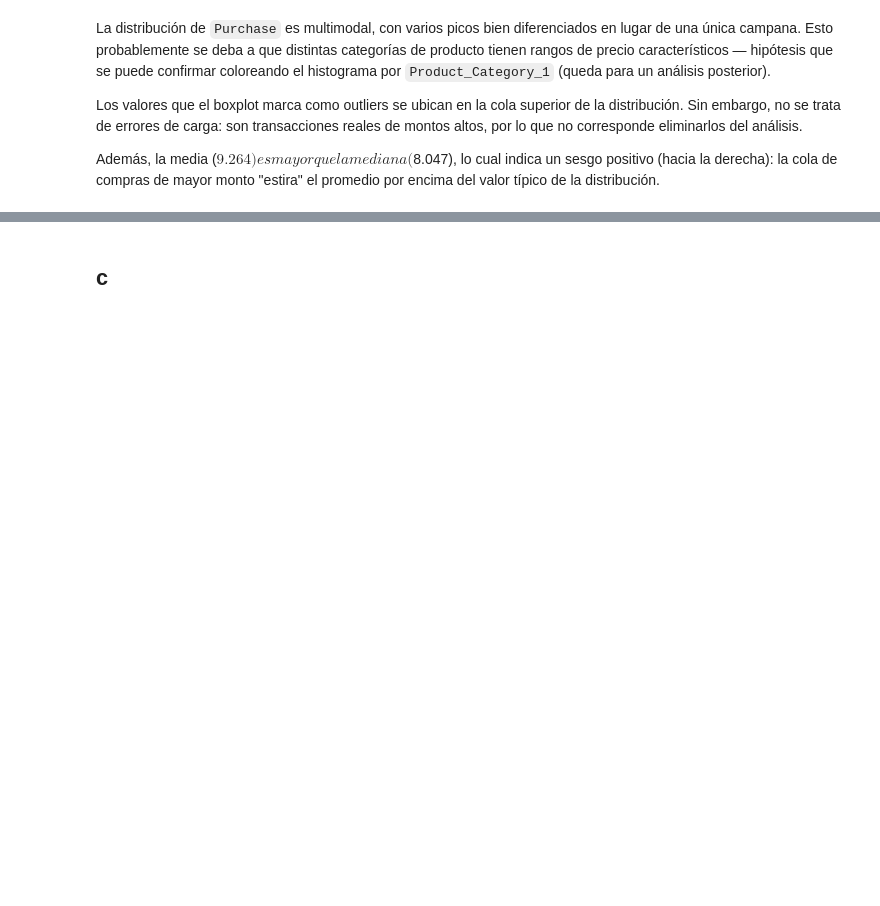
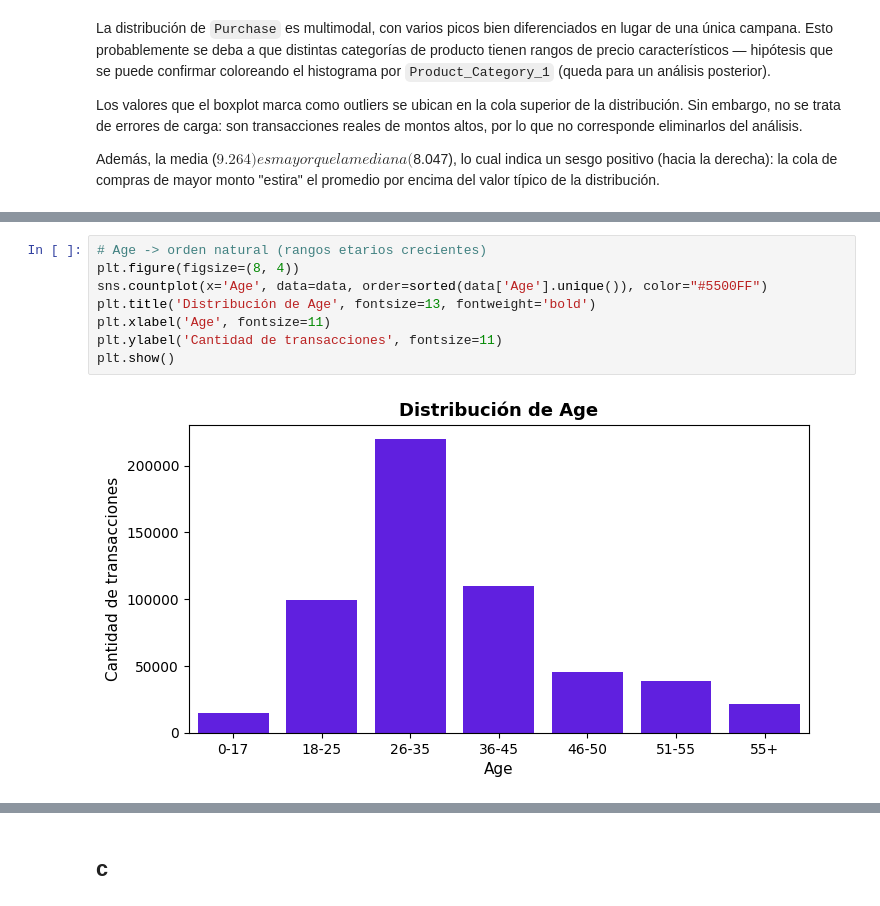
Before and after one commit to RafaelPigata/RP_blackfriday_sales_prediction, a Jupyter notebook: TP1.ipynb, the cells around one changed output, grey strips where cells are left out. Drawn from its saved outputs; the diff is of its cells as text; blank space fills up the shorter version.

```diff
--- a/TP1.ipynb
+++ b/TP1.ipynb
@@ -249,0 +291,10 @@ Además, la media ($9.264) es mayor que la mediana ($8.047), lo cual indica un s
+# %%
+# Age -> orden natural (rangos etarios crecientes)
+plt.figure(figsize=(8, 4))
+sns.countplot(x='Age', data=data, order=sorted(data['Age'].unique()), color="#5500FF")
+plt.title('Distribución de Age', fontsize=13, fontweight='bold')
+plt.xlabel('Age', fontsize=11)
+plt.ylabel('Cantidad de transacciones', fontsize=11)
+plt.show()
+# %% [output]
+[figure, added]
```
Also changed, not shown: parts of 14 cells of this notebook.
